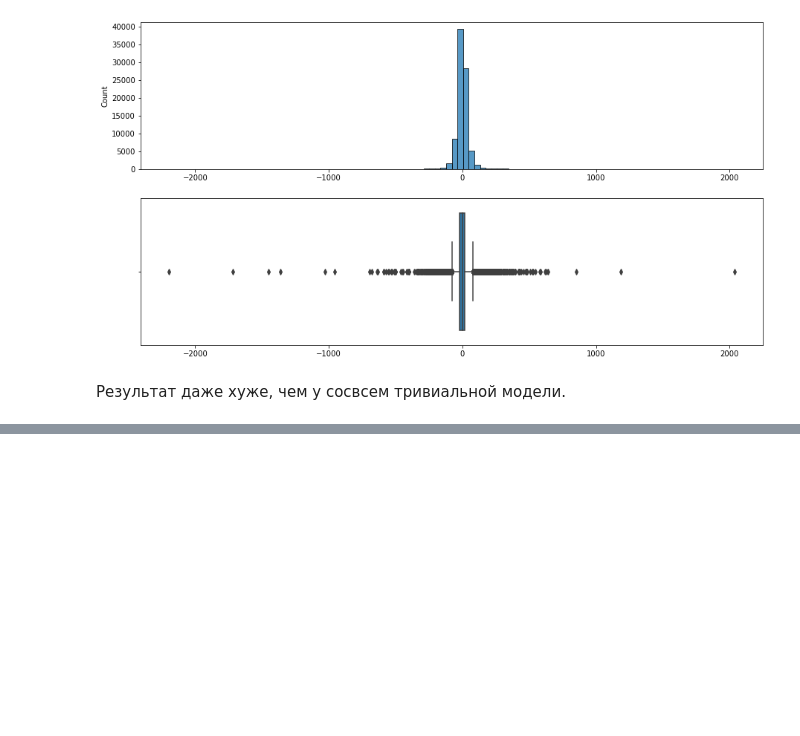
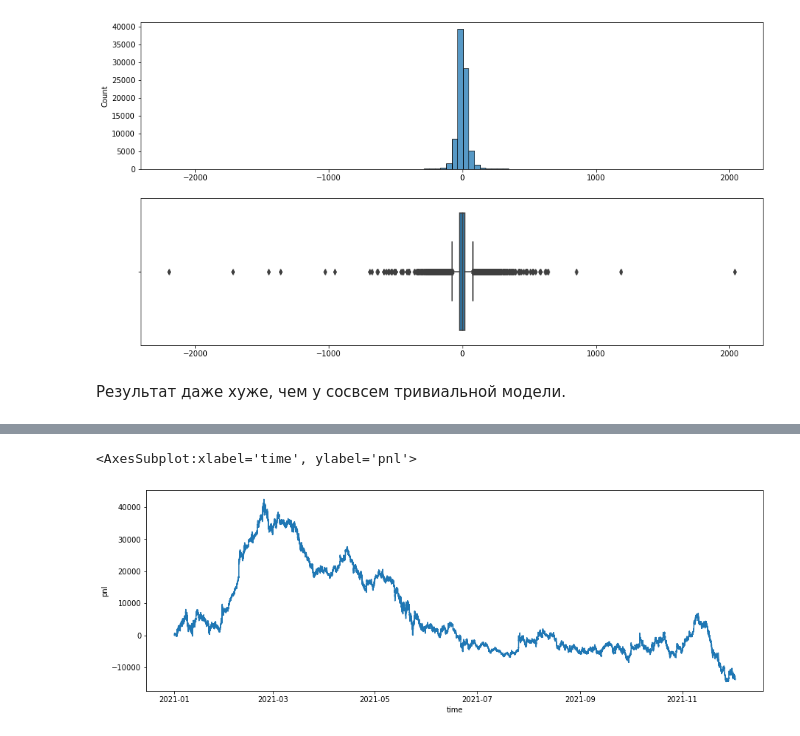
Before and after one commit to bellerofonte/skillfactory-dst-50, a Jupyter notebook: final/src/model/model-bitmex.ipynb, the cells around one changed output, grey strips where cells are left out. Saved outputs shown, nothing was run; the diff lists cells and outputs as text; code cells hidden in the pictures; blank space fills up the shorter version.

```diff
--- a/final/src/model/model-bitmex.ipynb
+++ b/final/src/model/model-bitmex.ipynb
@@ -204,0 +222,34 @@ df.head(5)
+# %%
+class MACrossStrategy(Strategy):
+    def __init__(self, period_long, period_short, cross_type=1):
+        if cross_type != 1 and cross_type != -1:
+            raise Exception('`cross_type` should be either `1`(up) or `-1`(down)')
+
+        if period_long <= 1:
+            raise Exception('`period_long` should be greater than 1')
+
+        if period_short <= 1:
+            raise Exception('`period_short` should be greater than 1')
+
+        self.period_long = max(period_long, period_short)
+        self.period_short = min(period_long, period_short)
+        self.cross_type = cross_type
+        self.op = self.buy if cross_type == 1 else self.sell
+
+
+    def prepare(self, data):
+        ma_long = data.close.rolling(self.period_long).mean()
+        ma_short = data.close.rolling(self.period_short).mean()
+        self.cross = (self.cross_type * (ma_short - ma_long)).shift(1)
+        # shift is necessary because we can only use it on the next bar
+
+    def next(self, row):
+        # if prev's bar cross value satisfies out cross_type - make trade at current bar open
+        if (self.cross[row.name] > 0):
+            self.op(row, row.open)
+        else:
+            # otherwise - close position if present
+            self.close(row, row.open)
+# %%
+data_train = df.iloc[:TRAIN_SIZE]
+ma_cross_res = MACrossStrategy(5, 13).run(data_train)
@@ -204,0 +269,5 @@ df.head(5)
+# %%
+sns.lineplot(y=ma_cross_res.equity.pnl, x=data_train.time)
+# %% [output]
+<AxesSubplot:xlabel='time', ylabel='pnl'>
+[figure, added]
```
Also changed, not shown: parts of 13 cells of this notebook, 1 other file.
